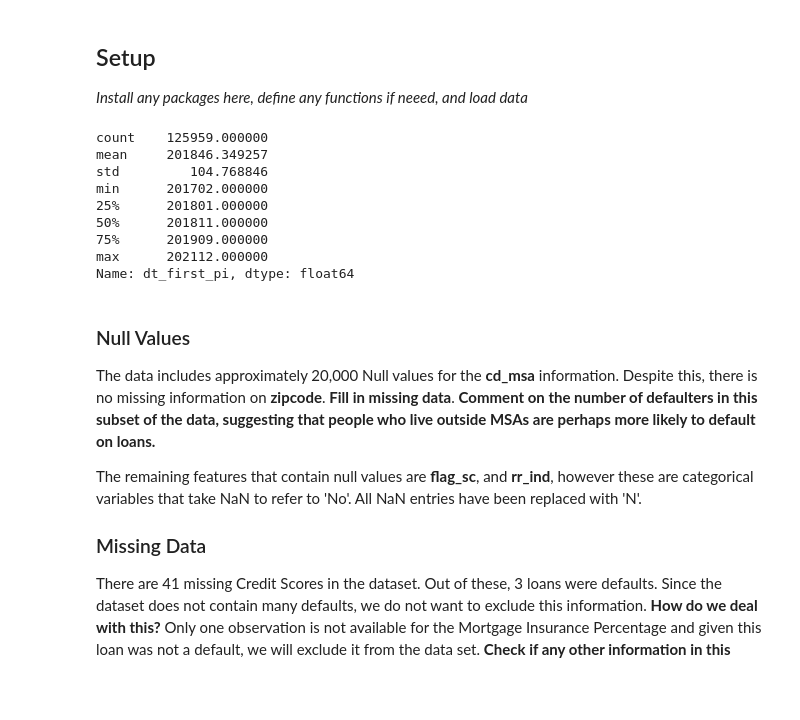
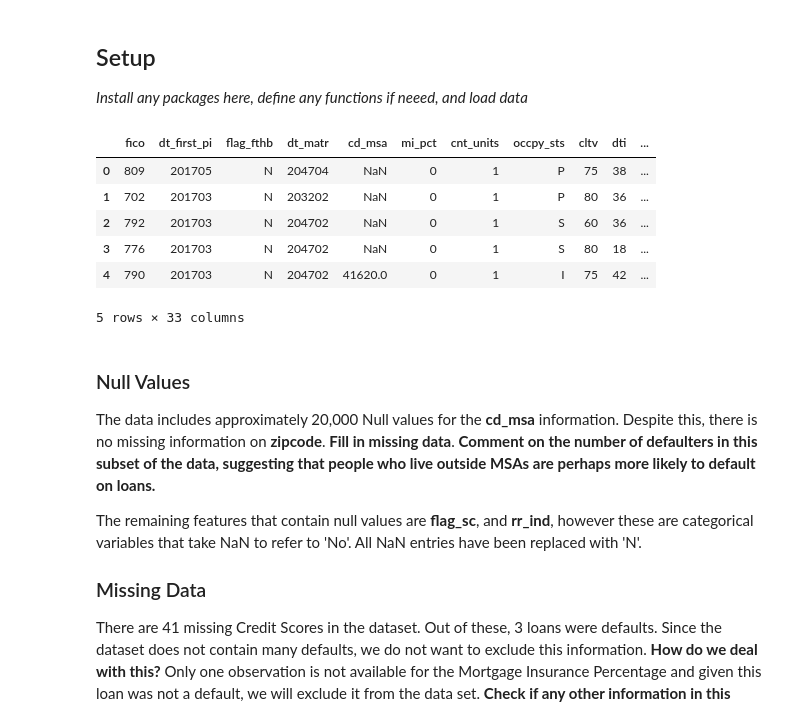
Before and after one commit to AsheRaymondBarker/MLPy2, a Jupyter notebook: project2.ipynb, the cells around one changed output. Cells and saved outputs as stored; diff of their text form; code cells hidden in the pictures; blank space fills up the shorter version.

```diff
--- a/project2.ipynb
+++ b/project2.ipynb
@@ -36,16 +47,15 @@ d = d[d['mi_pct'] != 999]
 d = d[d['cltv'] != 999]
 d = d[d['property_val'] != 9]
 # %%
+d.head()
 # %% [output]
+|  | fico | dt_first_pi | flag_fthb | dt_matr | cd_msa | mi_pct | cnt_units | occpy_sts | cltv | dti | ... |
+| 0 | 809 | 201705 | N | 204704 | NaN | 0 | 1 | P | 75 | 38 | ... |
+| 1 | 702 | 201703 | N | 203202 | NaN | 0 | 1 | P | 80 | 36 | ... |
+| 2 | 792 | 201703 | N | 204702 | NaN | 0 | 1 | S | 60 | 36 | ... |
+| 3 | 776 | 201703 | N | 204702 | NaN | 0 | 1 | S | 80 | 18 | ... |
+| 4 | 790 | 201703 | N | 204702 | 41620.0 | 0 | 1 | I | 75 | 42 | ... |
-count    125959.000000
-mean     201846.349257
-std         104.768846
-min      201702.000000
-25%      201801.000000
-50%      201811.000000
-75%      201909.000000
-max      202112.000000
-Name: dt_first_pi, dtype: float64
+5 rows × 33 columns
 # %% [markdown]
 ### Null Values
 
```
Also changed, not shown: parts of 5 cells of this notebook, 2 other files.
